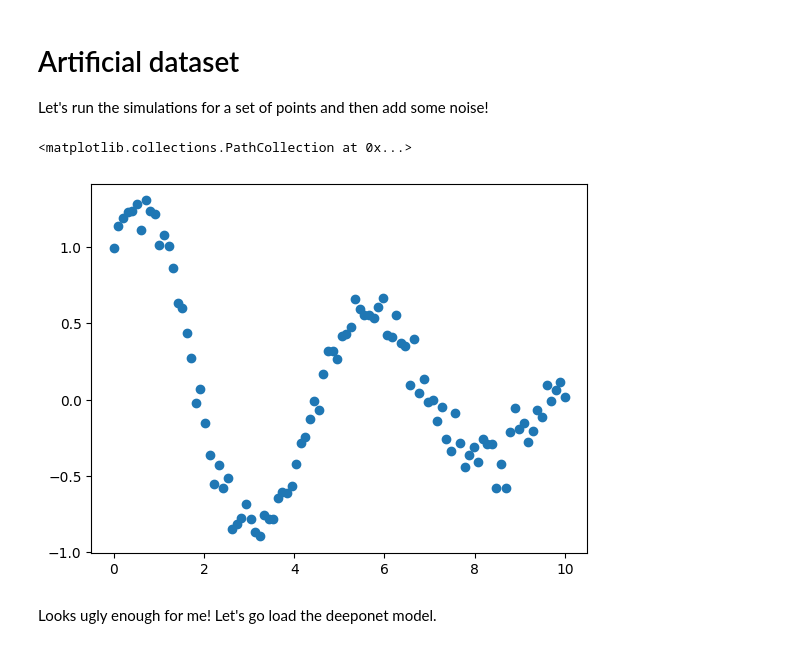
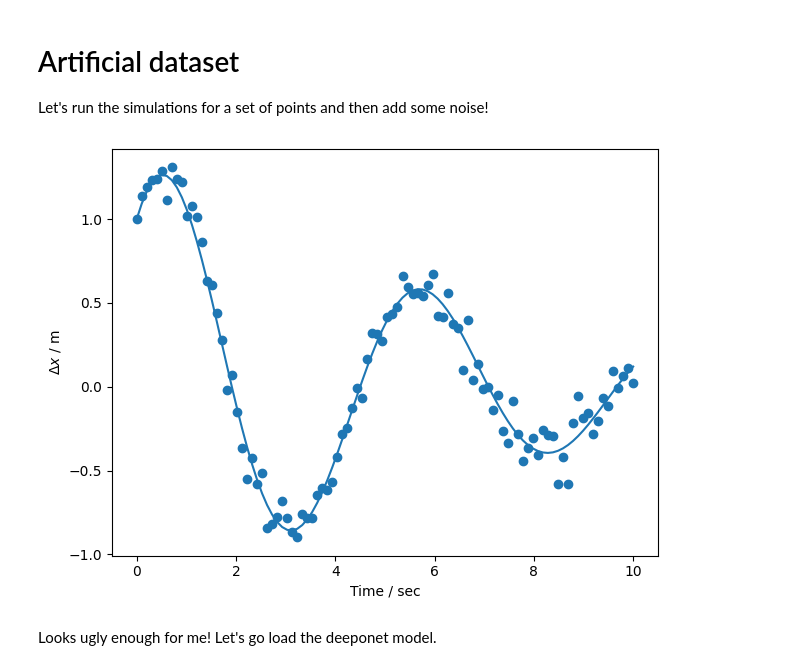
Before and after one commit to jpssrocha/deeponet-jax-inversion, a Jupyter notebook: notebook/mass-spring/3-inversion.ipynb, the cells around one changed output. Drawn from its saved outputs; the diff is of its cells as text; code cells hidden in the pictures.

```diff
--- a/notebook/mass-spring/3-inversion.ipynb
+++ b/notebook/mass-spring/3-inversion.ipynb
@@ -16,30 +16,35 @@ Let's run the simulations for a set of points and then add some noise!
 # %%
 key = jax.random.key(42)
 
 initial_cond = (1, 1)
 
 def damped_oscillator_scipy(X, t, beta, k):
     x, v = X
     dxdt = v
     dvdt = -beta * v - k * x
     return [dxdt, dvdt]
 
 ts = np.linspace(0, 10, 100)
 
 beta = 0.3
 k = 1.5
 
 solution = odeint(damped_oscillator_scipy, initial_cond, ts, args=(beta, k))
 
 
 ts = jnp.array(ts)
 ys = jnp.array(solution[:, 0])
 ys = ys + 0.1*jax.random.normal(key, shape=ys.shape)
 
 plt.scatter(ts, ys)
+plt.plot(ts, jnp.array(solution[:, 0]))
+
+plt.xlabel("Time / sec")
+plt.ylabel(r"$\Delta x$ / m")
+
+plt.tight_layout()
 # %% [output]
-<matplotlib.collections.PathCollection at 0x...>
-[figure, old version]
+[figure, new version]
 # %% [markdown]
 Looks ugly enough for me! Let's go load the deeponet model.
 # %% [markdown]
```
Also changed, not shown: 7 other files.
